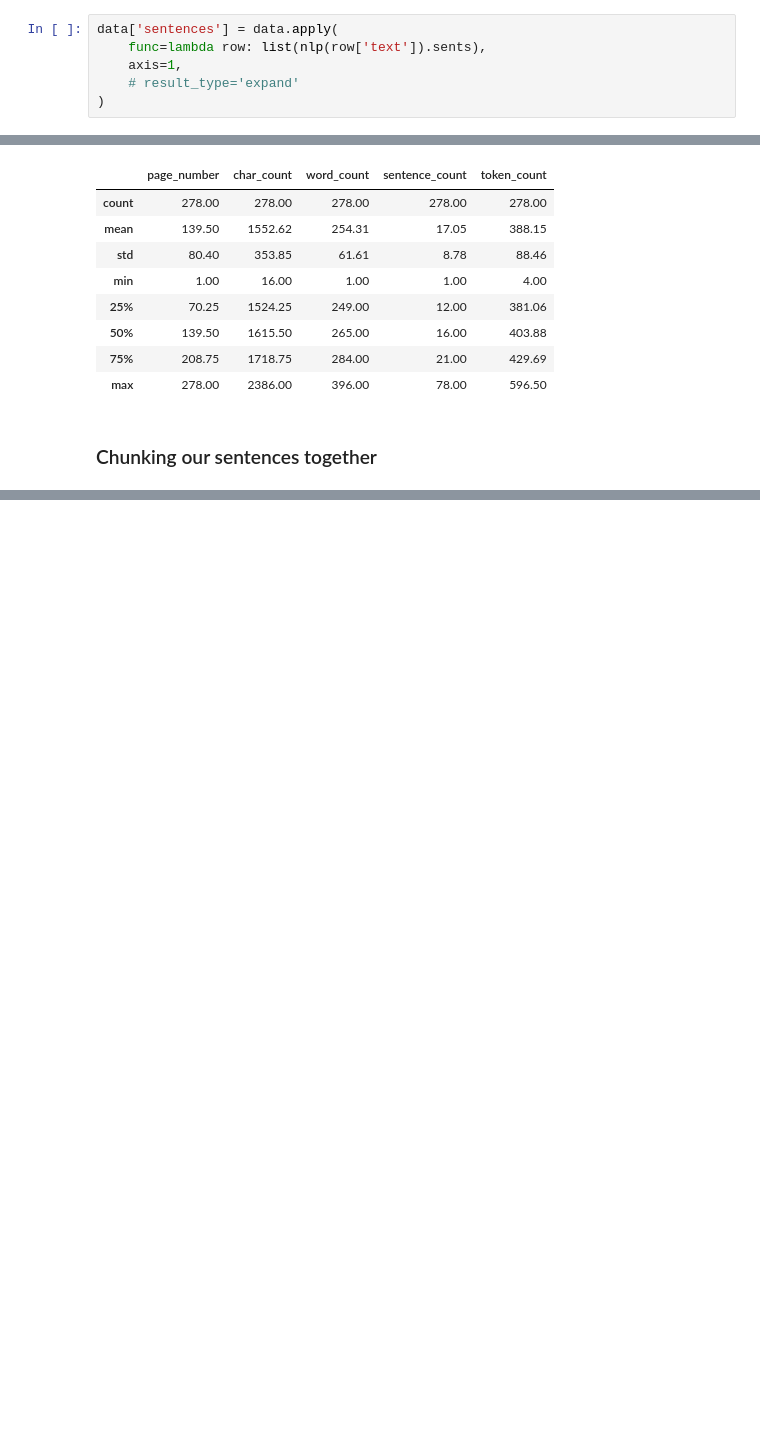
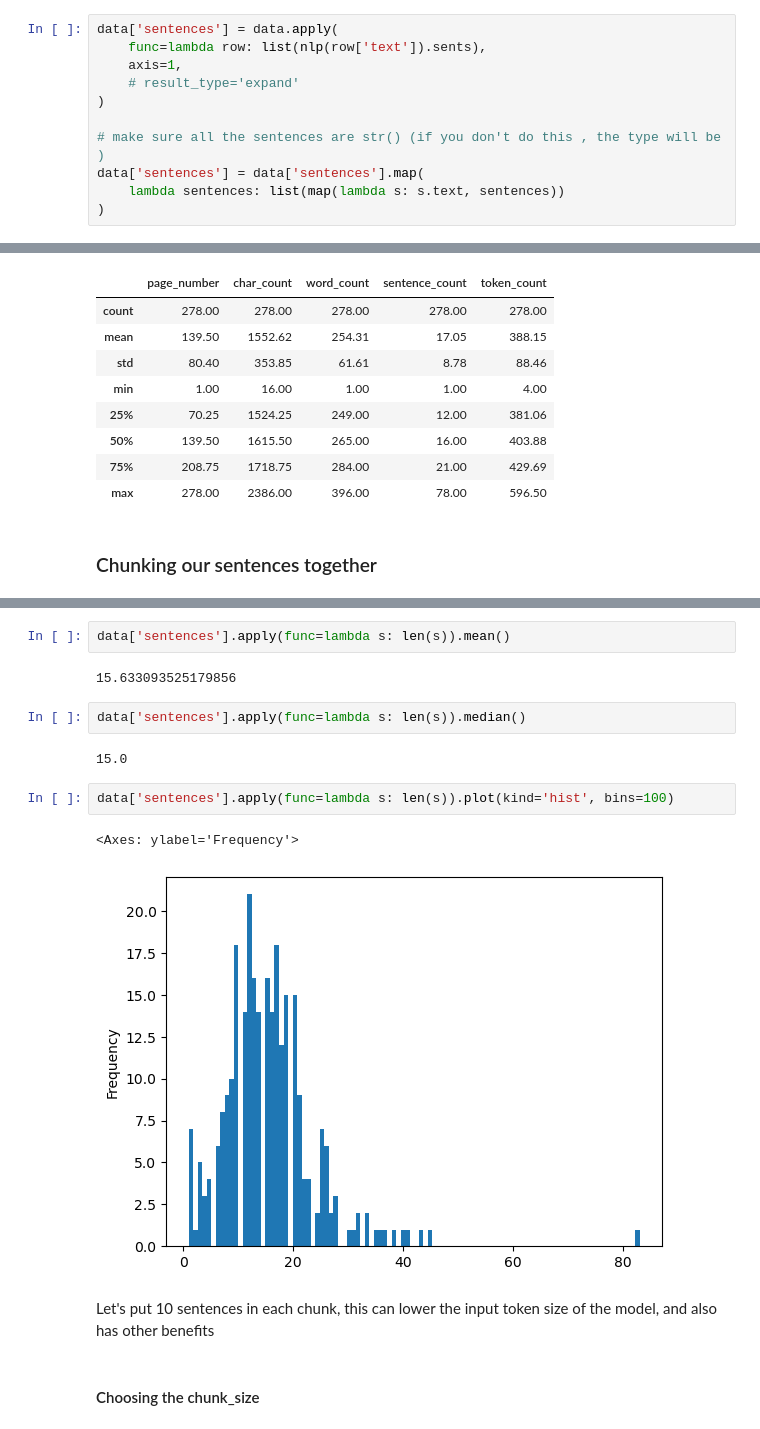
Before and after one commit to artmiss-gns/RAG-System-with-Embedded-Knowledge-Base, a Jupyter notebook: main.ipynb, the cells around one changed output, grey strips where cells are left out. Saved outputs shown, nothing was run; the diff lists cells and outputs as text; blank space fills up the shorter version.

Commit message:
WIP preprocessing. converted data into chunks with appropriate chunk size

```diff
--- a/main.ipynb
+++ b/main.ipynb
@@ -115,6 +115,11 @@ data['sentences'] = data.apply(
     axis=1,
     # result_type='expand'
 )
+
+# make sure all the sentences are str() (if you don't do this , the type will be )
+data['sentences'] = data['sentences'].map(
+    lambda sentences: list(map(lambda s: s.text, sentences))
+)
 # %%
 sample = data.sample()
 sample
@@ -137,0 +173,17 @@ data.describe().round(2)
+# %%
+data['sentences'].apply(func=lambda s: len(s)).mean()
+# %% [output]
+15.633093525179856
+# %%
+data['sentences'].apply(func=lambda s: len(s)).median()
+# %% [output]
+15.0
+# %%
+data['sentences'].apply(func=lambda s: len(s)).plot(kind='hist', bins=100)
+# %% [output]
+<Axes: ylabel='Frequency'>
+[figure, added]
+# %% [markdown]
+Let's put 10 sentences in each chunk, this can lower the input token size of the model, and also has other benefits
+# %% [markdown]
+#### Choosing the chunk_size
```
Also changed, not shown: parts of 33 cells of this notebook, 1 other file.
